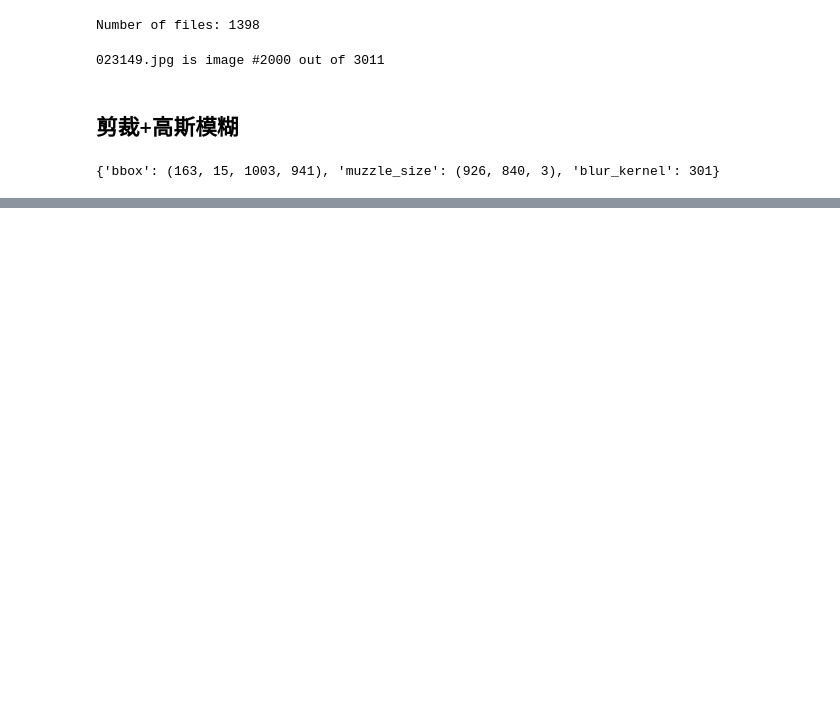
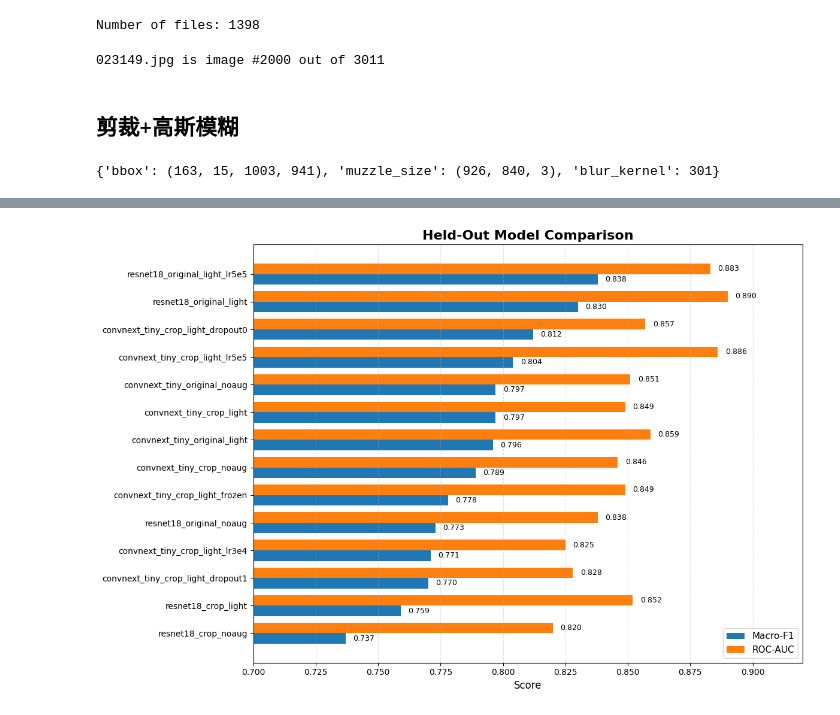
Before and after one commit to qingyun-tuberlin/Computer_Vision, a Jupyter notebook: black_box_cut.ipynb, the cells around one changed output, grey strips where cells are left out. Cells and saved outputs as stored; diff of their text form; code cells hidden in the pictures; blank space fills up the shorter version.

```diff
--- a/black_box_cut.ipynb
+++ b/black_box_cut.ipynb
@@ -252,0 +741,4 @@ print(result)
+# %%
+plot_model_comparison(df_compare)
+# %% [output]
+[figure, added]
```
Also changed, not shown: parts of 21 cells of this notebook, 2 other files.
